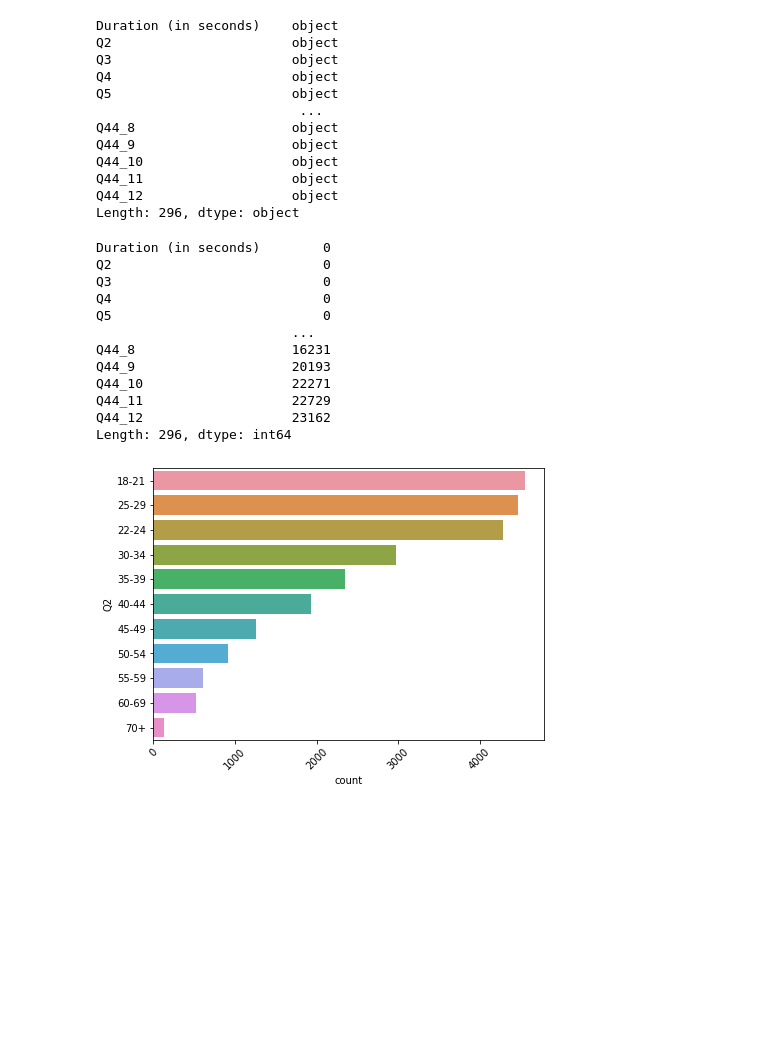
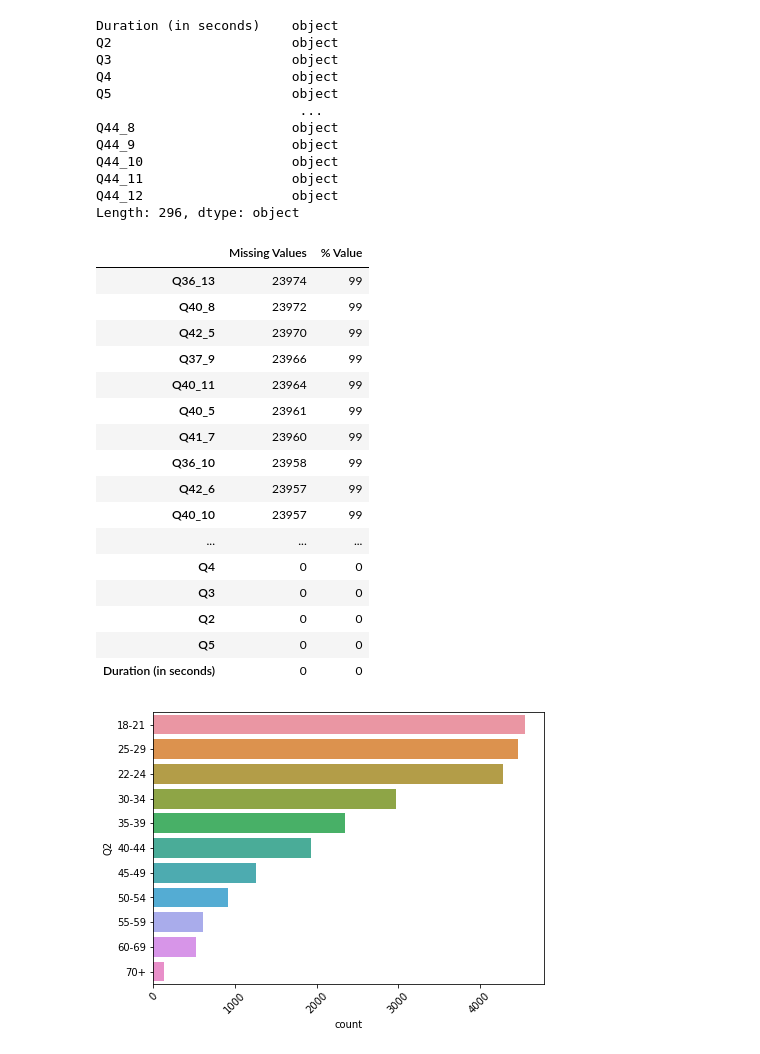
Before and after one commit to fethullahceviz/2022-Kaggle-Survey-Data-, a Jupyter notebook: kagglesurveydata.ipynb, the cells around one changed output. Drawn from its saved outputs; the diff is of its cells as text; code cells hidden in the pictures; blank space fills up the shorter version.

```diff
--- a/kagglesurveydata.ipynb
+++ b/kagglesurveydata.ipynb
@@ -41,23 +41,38 @@ Q44_10                   object
 Q44_11                   object
 Q44_12                   object
 Length: 296, dtype: object
-# %%
-df.isnull().sum()
-# %% [output]
-Duration (in seconds)        0
-Q2                           0
-Q3                           0
-Q4                           0
-Q5                           0
-                         ...
-Q44_8                    16231
-Q44_9                    20193
-Q44_10                   22271
-Q44_11                   22729
-Q44_12                   23162
-Length: 296, dtype: int64
 # %%
 df=df[1:]
+# %%
+#Isnull Value info
+def missing_value_table(df):
+    missing_value = df.isna().sum().sort_values(ascending=False)
+    missing_value_percent = 100 * df.isna().sum()//len(df)
+    missing_value_table = pd.concat([missing_value, missing_value_percent], axis=1)
+    missing_value_table_return = missing_value_table.rename(columns = {0 : 'Missing Values', 1 : '% Value'})
+    cm = sns.light_palette("red", as_cmap=True)
+    missing_value_table_return = missing_value_table_return.style.background_gradient(cmap=cm)
+    return missing_value_table_return
+# %%
+missing_value_table(df)
+# %% [output]
+|  | Missing Values | % Value |
+| Q36_13 | 23974 | 99 |
+| Q40_8 | 23972 | 99 |
+| Q42_5 | 23970 | 99 |
+| Q37_9 | 23966 | 99 |
+| Q40_11 | 23964 | 99 |
+| Q40_5 | 23961 | 99 |
+| Q41_7 | 23960 | 99 |
+| Q36_10 | 23958 | 99 |
+| Q42_6 | 23957 | 99 |
+| Q40_10 | 23957 | 99 |
+| ... | ... | ... |
+| Q4 | 0 | 0 |
+| Q3 | 0 | 0 |
+| Q2 | 0 | 0 |
+| Q5 | 0 | 0 |
+| Duration (in seconds) | 0 | 0 |
 # %%
 def column_name(name):
     return [col for col in df.columns if name in col]
```
Also changed, not shown: parts of 4 cells of this notebook.
